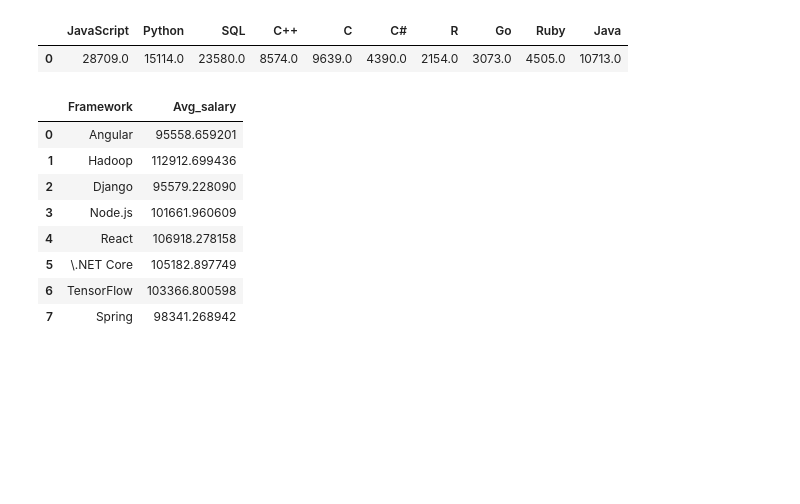
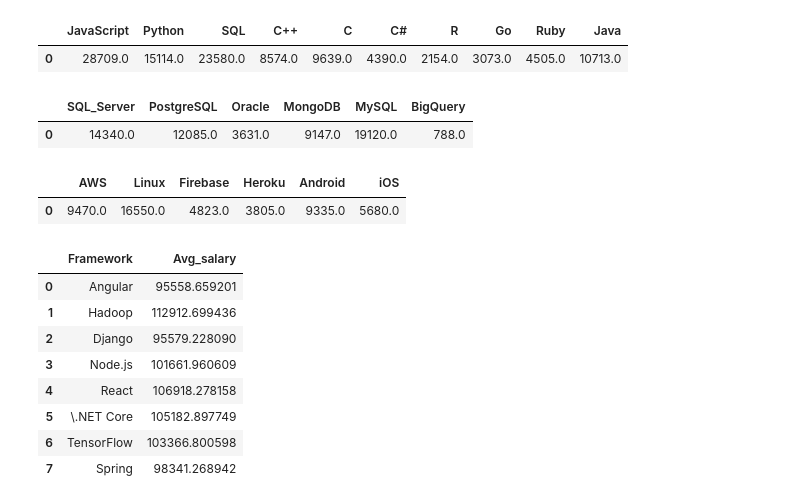
Before and after one commit to cye2277/Stackoverflow-Survey-Data-Cleaning, a Jupyter notebook: Data Cleaning Final Project.ipynb, the cells around one changed output. Saved outputs shown, nothing was run; the diff lists cells and outputs as text; code cells hidden in the pictures; blank space fills up the shorter version.

```diff
--- a/Data Cleaning Final Project.ipynb
+++ b/Data Cleaning Final Project.ipynb
@@ -524,3 +527,33 @@ Language_work_with_df
+# %%
+d=new_survey
+Col_names = ['SQL_Server','PostgreSQL','Oracle','MongoDB','MySQL', 'BigQuery']
+Database_work_with_df = pd.DataFrame(columns=Col_names)
+Database_work_with_df.loc[len(Database_work_with_df)]= [ d[d.SQL_Server==True]['SQL_Server'].count(),
+                                                         d[d.PostgreSQL==True]['PostgreSQL'].count(),
+                                                        d[d.Oracle==True]['Oracle'].count(),
+                                                        d[d.MongoDB==True]['MongoDB'].count(),
+                                                        d[d.MySQL==True]['MySQL'].count(),
+                                                        d[d.BigQuery==True]['BigQuery'].count()]
+Database_work_with_df.to_csv('Database_work_with.csv',index=None,header=True)
+Database_work_with_df
+# %% [output]
+|  | SQL_Server | PostgreSQL | Oracle | MongoDB | MySQL | BigQuery |
+| 0 | 14340.0 | 12085.0 | 3631.0 | 9147.0 | 19120.0 | 788.0 |
+# %%
+d=new_survey
+Col_names = ['AWS','Linux','Firebase','Heroku','Android', 'iOS']
+Platform_work_with_df=pd.DataFrame(columns=Col_names)
+Platform_work_with_df.loc[len(Platform_work_with_df)]= [ d[d.AWS==True]['AWS'].count(),
+                                                        d[d.Linux==True]['Linux'].count(),
+                                                        d[d.Firebase==True]['Firebase'].count(),
+                                                        d[d.Heroku==True]['Heroku'].count(),
+                                                        d[d.Android==True]['Android'].count(),
+                                                        d[d.iOS==True]['iOS'].count()]
+Platform_work_with_df.to_csv('Platform_work_with.csv',index=None,header=True)
+Platform_work_with_df
+# %% [output]
+|  | AWS | Linux | Firebase | Heroku | Android | iOS |
+| 0 | 9470.0 | 16550.0 | 4823.0 | 3805.0 | 9335.0 | 5680.0 |
 # %%
 # Framework analysis
 # Framework_avg=pd.DataFrame(
```
Also changed, not shown: parts of 14 cells of this notebook.
